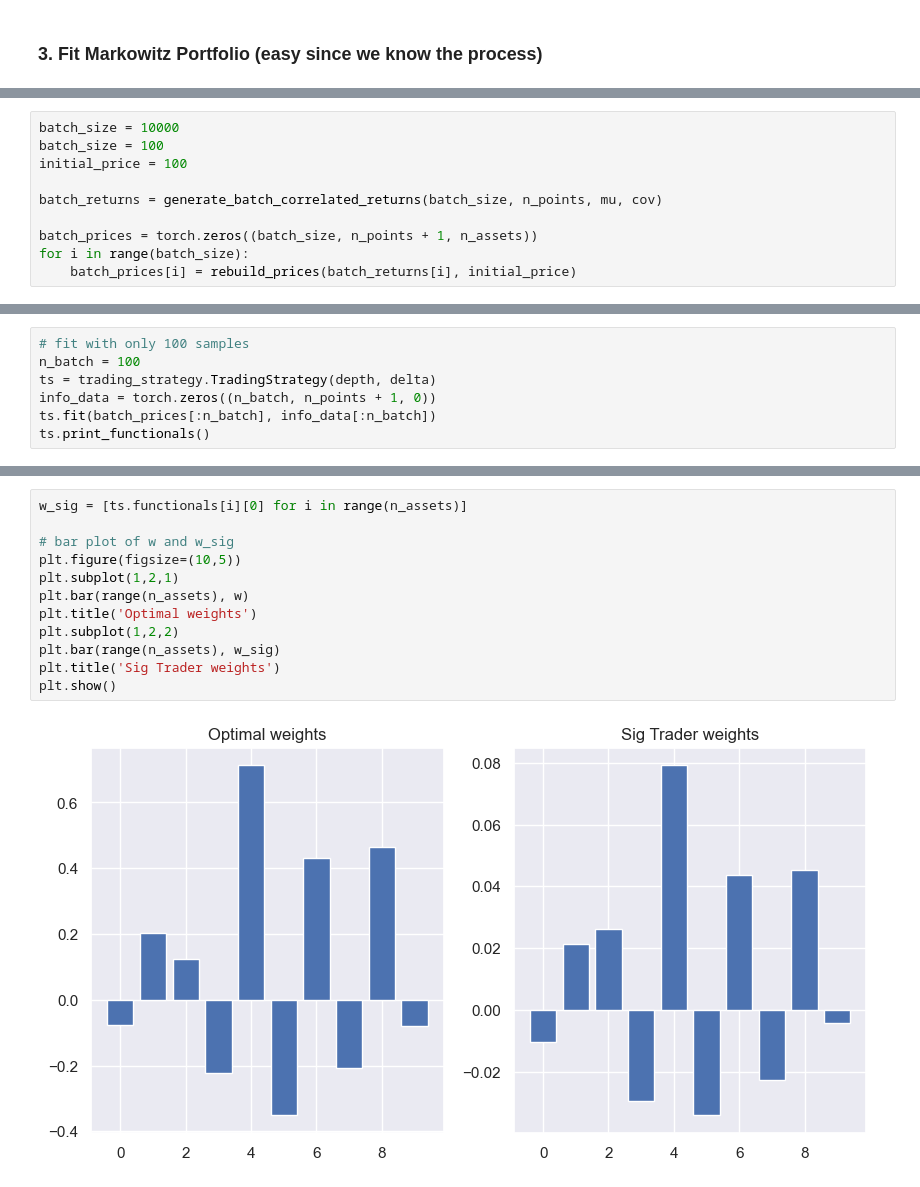
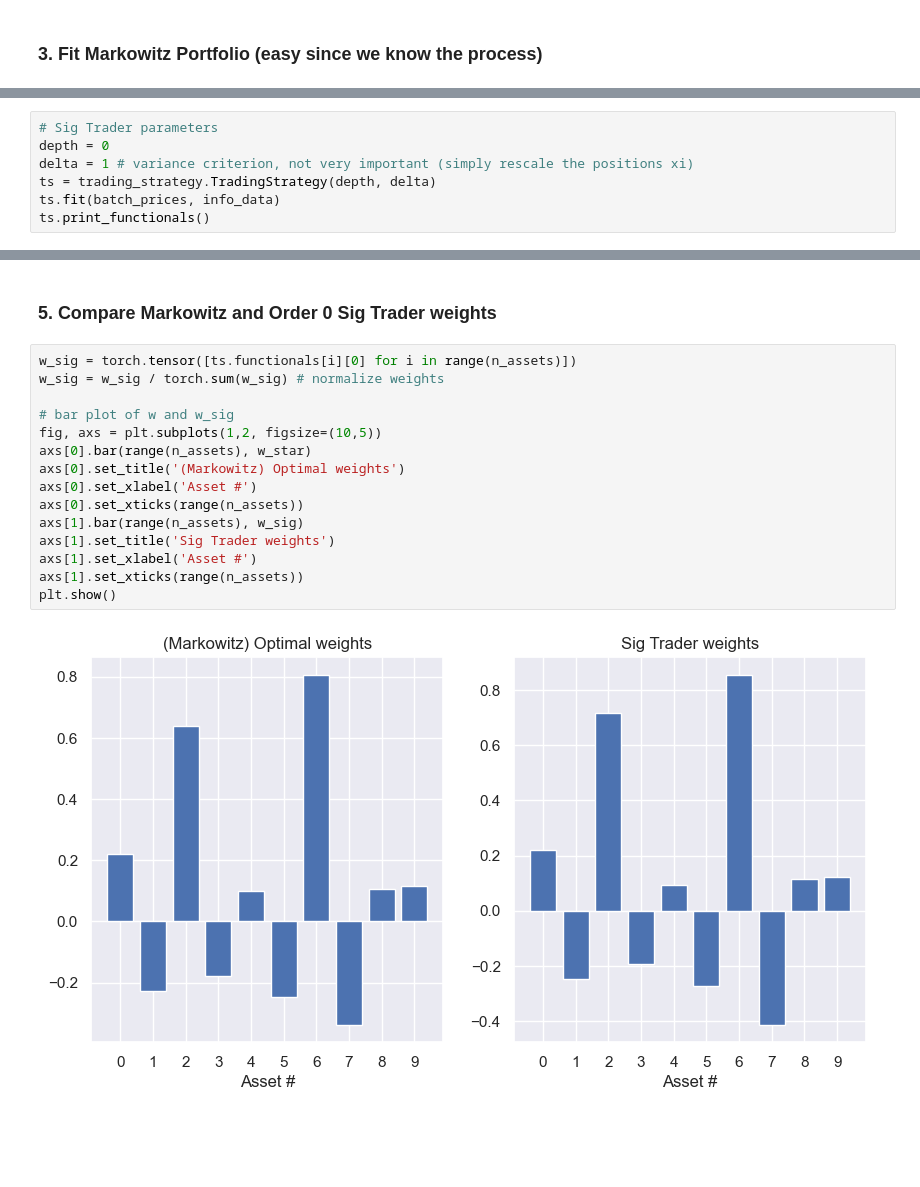
Before and after one commit to gaetanX21/SigTrading, a Jupyter notebook: src/markowitz.ipynb, the cells around one changed output, grey strips where cells are left out. Cells and saved outputs as stored; diff of their text form; blank space fills up the shorter version.

Commit message:
nice markowitz_clean

```diff
--- a/src/markowitz.ipynb
+++ b/src/markowitz.ipynb
@@ -134,10 +145,0 @@ plt.show()
-# %%
-batch_size = 10000
-batch_size = 100
-initial_price = 100
-
-batch_returns = generate_batch_correlated_returns(batch_size, n_points, mu, cov)
-
-batch_prices = torch.zeros((batch_size, n_points + 1, n_assets))
-for i in range(batch_size):
-    batch_prices[i] = rebuild_prices(batch_returns[i], initial_price)
@@ -148,7 +145,0 @@ delta = 1
-# %%
-# fit with only 100 samples
-n_batch = 100
-ts = trading_strategy.TradingStrategy(depth, delta)
-info_data = torch.zeros((n_batch, n_points + 1, 0))
-ts.fit(batch_prices[:n_batch], info_data[:n_batch])
-ts.print_functionals()
@@ -186,0 +148,7 @@ tensor([-0.0043])
+# %%
+# Sig Trader parameters
+depth = 0
+delta = 1 # variance criterion, not very important (simply rescale the positions xi)
+ts = trading_strategy.TradingStrategy(depth, delta)
+ts.fit(batch_prices, info_data)
+ts.print_functionals()
@@ -187,14 +173,19 @@ tensor([-0.0043])
+# %% [markdown]
+### 5. Compare Markowitz and Order 0 Sig Trader weights
 # %%
-w_sig = [ts.functionals[i][0] for i in range(n_assets)]
+w_sig = torch.tensor([ts.functionals[i][0] for i in range(n_assets)])
+w_sig = w_sig / torch.sum(w_sig) # normalize weights
 
 # bar plot of w and w_sig
-plt.figure(figsize=(10,5))
-plt.subplot(1,2,1)
-plt.bar(range(n_assets), w)
-plt.title('Optimal weights')
-plt.subplot(1,2,2)
-plt.bar(range(n_assets), w_sig)
-plt.title('Sig Trader weights')
+fig, axs = plt.subplots(1,2, figsize=(10,5))
+axs[0].bar(range(n_assets), w_star)
+axs[0].set_title('(Markowitz) Optimal weights')
+axs[0].set_xlabel('Asset #')
+axs[0].set_xticks(range(n_assets))
+axs[1].bar(range(n_assets), w_sig)
+axs[1].set_title('Sig Trader weights')
+axs[1].set_xlabel('Asset #')
+axs[1].set_xticks(range(n_assets))
 plt.show()
 # %% [output]
-[figure, old version]
+[figure, new version]
```
Also changed, not shown: parts of 18 cells of this notebook.
